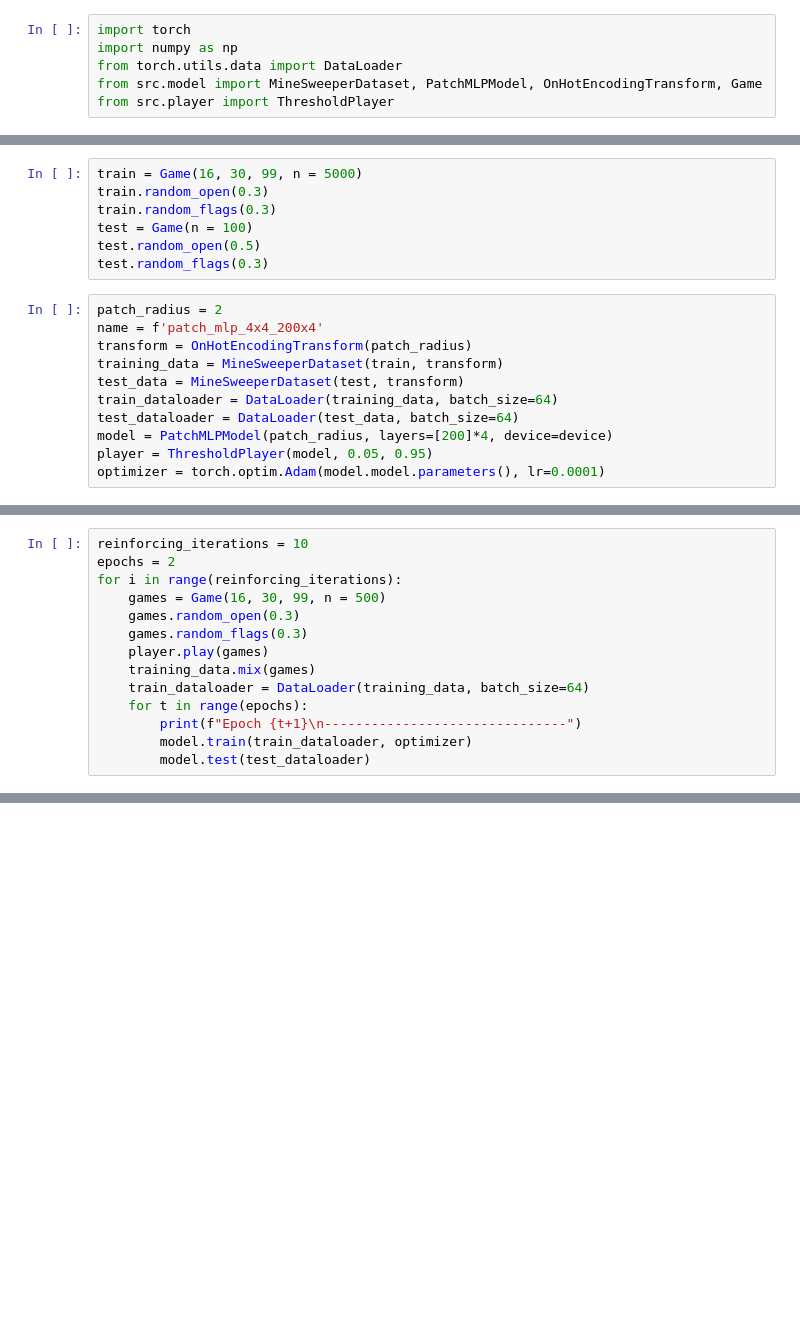
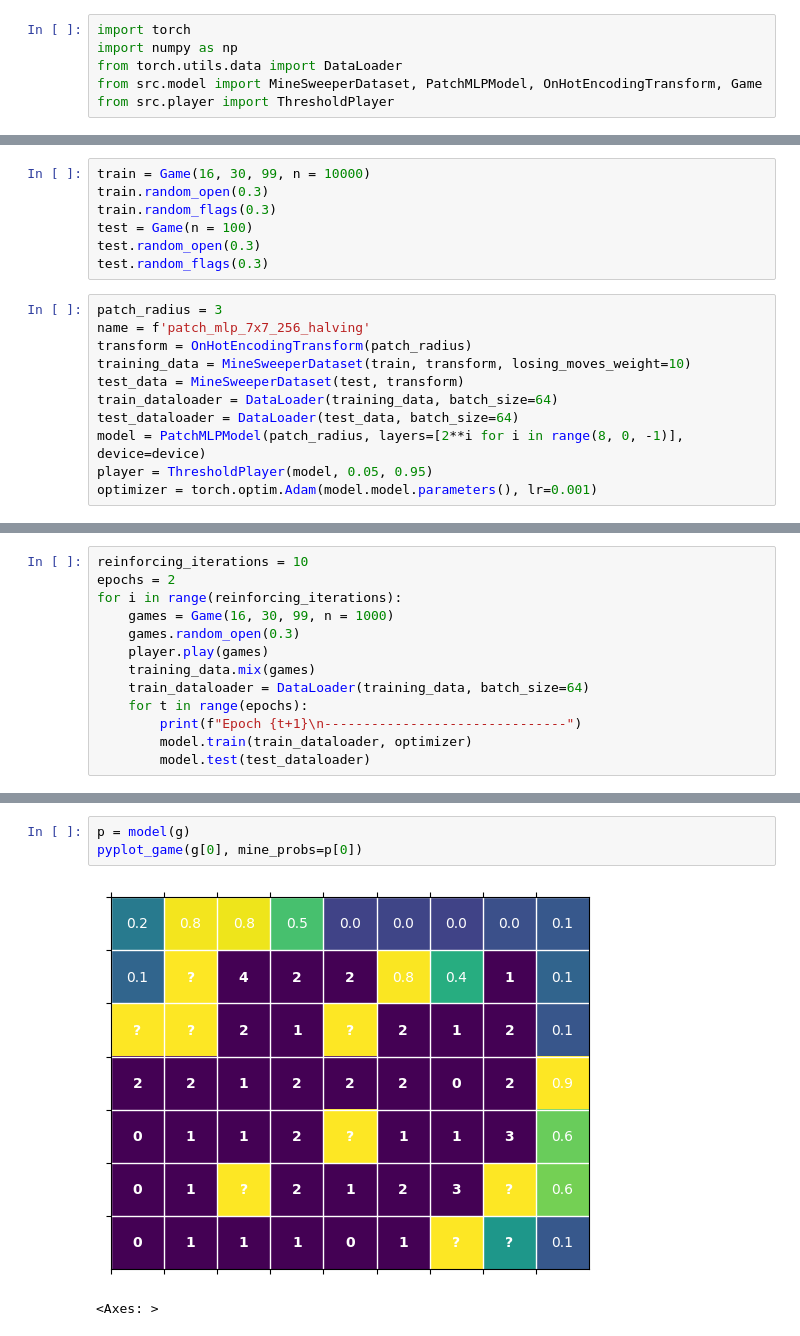
Before and after one commit to ClaudioPaterniti/MineSweeperLearning, a Jupyter notebook: train.ipynb, the cells around one changed output, grey strips where cells are left out. Saved outputs shown, nothing was run; the diff lists cells and outputs as text; blank space fills up the shorter version.

```diff
--- a/train.ipynb
+++ b/train.ipynb
@@ -15,21 +25,21 @@ device = (
 # %%
-train = Game(16, 30, 99, n = 5000)
+train = Game(16, 30, 99, n = 10000)
 train.random_open(0.3)
 train.random_flags(0.3)
 test = Game(n = 100)
-test.random_open(0.5)
+test.random_open(0.3)
 test.random_flags(0.3)
 # %%
-patch_radius = 2
-name = f'patch_mlp_4x4_200x4'
+patch_radius = 3
+name = f'patch_mlp_7x7_256_halving'
 transform = OnHotEncodingTransform(patch_radius)
-training_data = MineSweeperDataset(train, transform)
+training_data = MineSweeperDataset(train, transform, losing_moves_weight=10)
 test_data = MineSweeperDataset(test, transform)
 train_dataloader = DataLoader(training_data, batch_size=64)
 test_dataloader = DataLoader(test_data, batch_size=64)
-model = PatchMLPModel(patch_radius, layers=[200]*4, device=device)
+model = PatchMLPModel(patch_radius, layers=[2**i for i in range(8, 0, -1)], device=device)
 player = ThresholdPlayer(model, 0.05, 0.95)
-optimizer = torch.optim.Adam(model.model.parameters(), lr=0.0001)
+optimizer = torch.optim.Adam(model.model.parameters(), lr=0.001)
 # %%
 epochs = 5
 for t in range(epochs):
@@ -40,9 +61,8 @@ for t in range(epochs):
 reinforcing_iterations = 10
 epochs = 2
 for i in range(reinforcing_iterations):
-    games = Game(16, 30, 99, n = 500)
+    games = Game(16, 30, 99, n = 1000)
     games.random_open(0.3)
-    games.random_flags(0.3)
     player.play(games)
     training_data.mix(games)
     train_dataloader = DataLoader(training_data, batch_size=64)
@@ -59,0 +117,6 @@ px.line(df)
+# %%
+p = model(g)
+pyplot_game(g[0], mine_probs=p[0])
+# %% [output]
+[figure, added]
+<Axes: >
```
Also changed, not shown: parts of 15 cells of this notebook, 9 other files.
